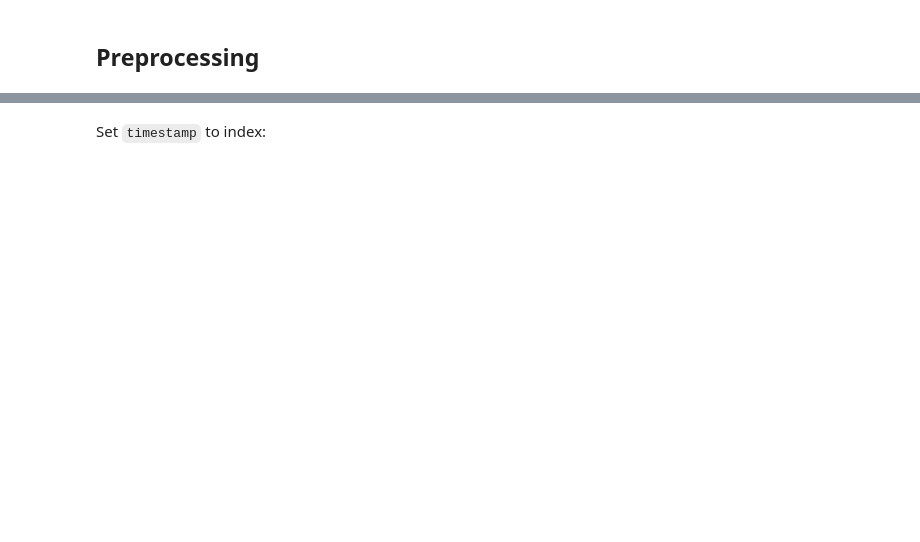
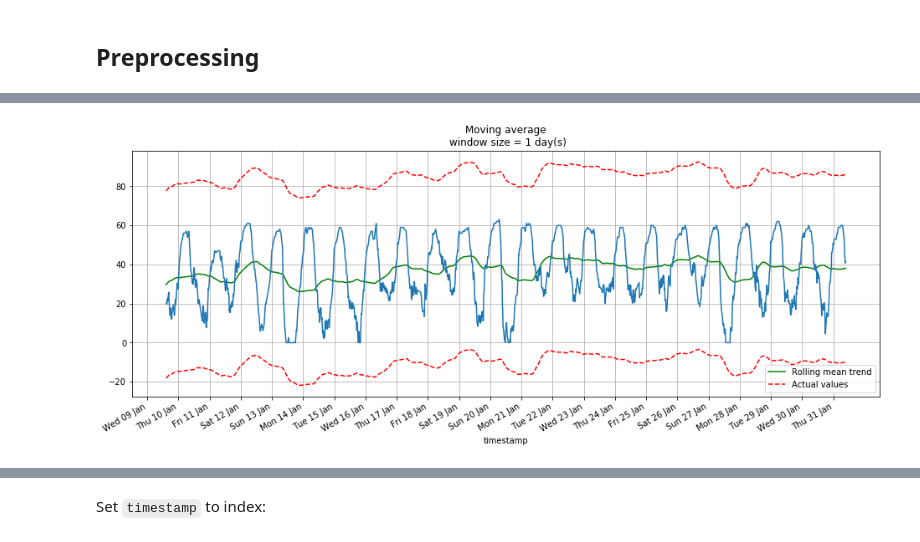
Before and after one commit to antoinechoffrut/la_permanence, a Jupyter notebook: la_permanence_stats.ipynb, the cells around one changed output, grey strips where cells are left out. Cells and saved outputs as stored; diff of their text form; code cells hidden in the pictures; blank space fills up the shorter version.

```diff
--- a/la_permanence_stats.ipynb
+++ b/la_permanence_stats.ipynb
@@ -48,0 +108,45 @@ Adjust for timezones:
+# %%
+def plotMovingAverage(series, window, plot_intervals=False, scale=1.96, plot_anomalies=False, figsize=(16, 6)):
+
+    """
+        series - dataframe with timeseries
+        window - rolling window size
+        plot_intervals - show confidence intervals
+        plot_anomalies - show anomalies
+
+    """
+    rolling_mean = series.rolling(window=window).mean()
+
+    fig, ax = plt.subplots(figsize=figsize)
+    rolling_mean.plot(ax=ax, style='g', label="Rolling mean trend")
+
+    # Plot confidence intervals for smoothed values
+    if plot_intervals:
+        mae = sklearn.metrics.mean_absolute_error(series[window:], rolling_mean[window:])
+        deviation = np.std(series[window:] - rolling_mean[window:])
+        lower_bound = rolling_mean - (mae + scale * deviation)
+        upper_bound = rolling_mean + (mae + scale * deviation)
+        ax.plot(upper_bound, "r--", label="Upper bound / Lower bound")
+        ax.plot(lower_bound, "r--")
+
+        # Having the intervals, find abnormal values
+        if plot_anomalies:
+            anomalies = pd.DataFrame(index=series.index, columns=series.columns)
+            anomalies[series<lower_bound] = series[series<lower_bound]
+            anomalies[series>upper_bound] = series[series>upper_bound]
+            ax.plot(anomalies, "ro", markersize=10)
+
+    series[window:].plot(ax=ax)
+
+    ax.set_title("Moving average\n window size = {} day(s)".format(window//DAY))
+    ts_min = series[window:].index.min()
+    ts_max = series[window:].index.max()
+    series_date_range = pd.date_range(ts_min.date(), ts_max.date());
+    ax.set_xticks(series_date_range)
+    ax.set_xticklabels([pd.to_datetime(pandas_datetime).strftime("%a %d %b") for pandas_datetime in series_date_range]);
+    ax.legend(['Rolling mean trend', 'Actual values'])
+    ax.grid(True)
+# %%
+plotMovingAverage(moulin, DAY, plot_intervals=True, plot_anomalies=True)
+# %% [output]
+[figure, added]
```
Also changed, not shown: parts of 31 cells of this notebook.
